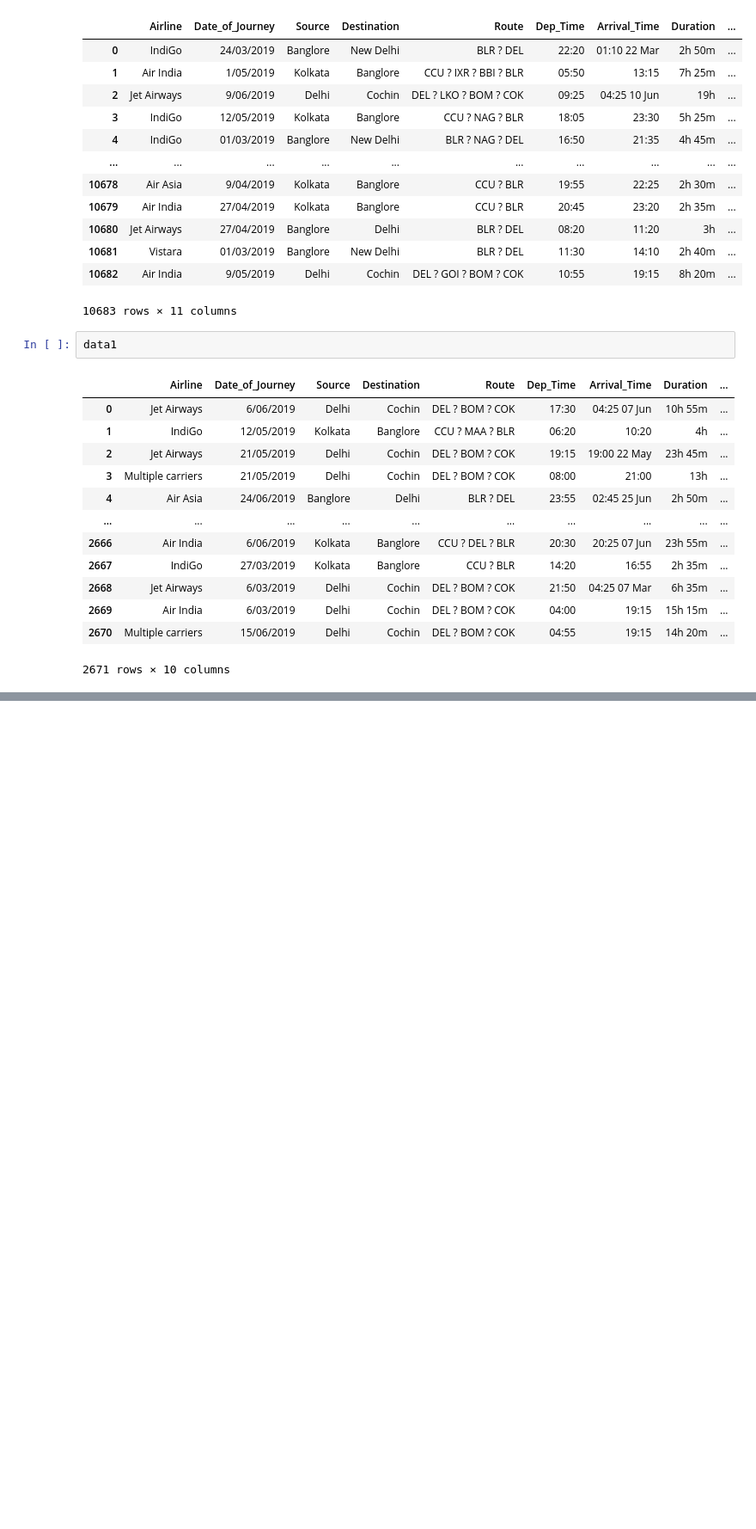
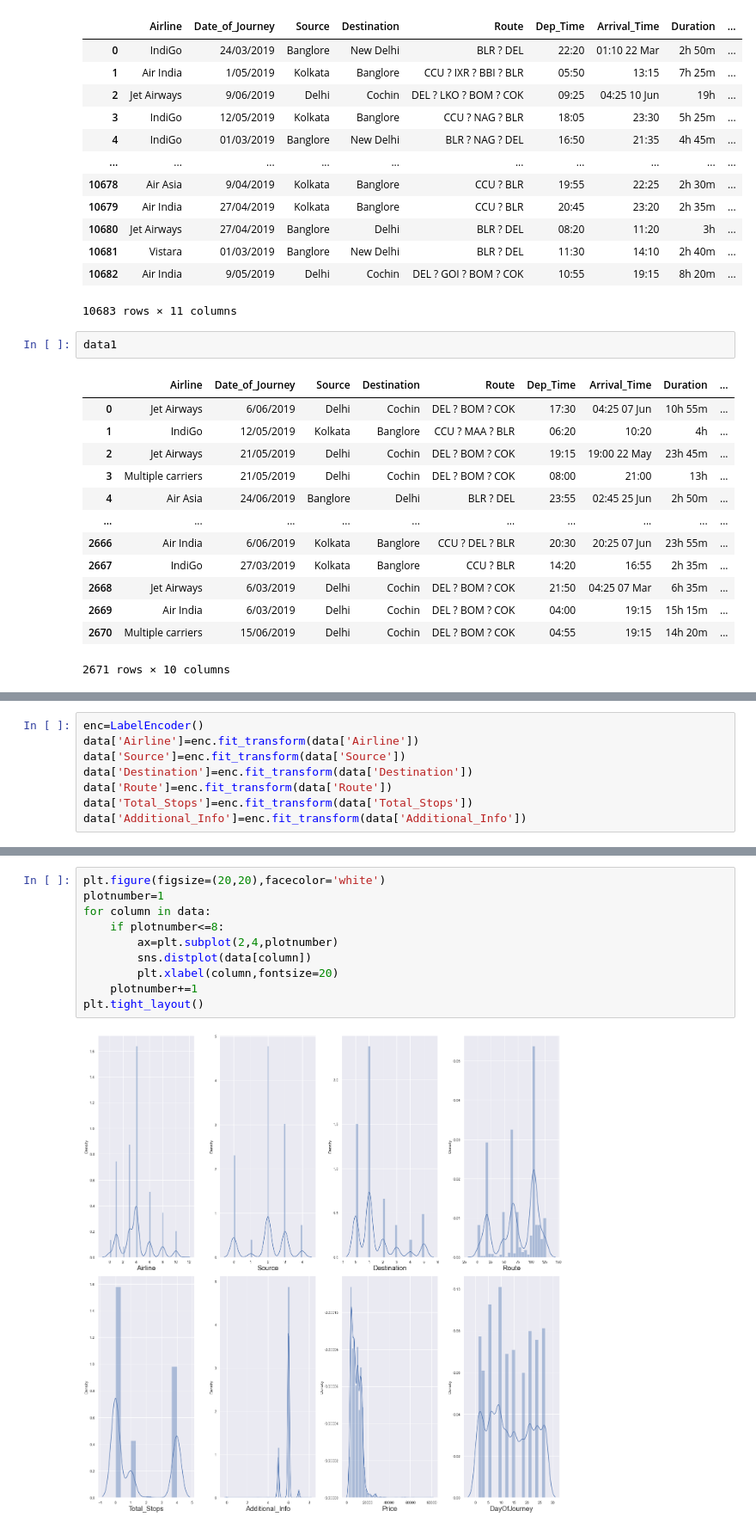
Before and after one commit to Dhara348/Project1, a Jupyter notebook: Evaluation_Project/flight_price_prediction.ipynb, the cells around one changed output, grey strips where cells are left out. Shown at 86% size. Drawn from its saved outputs; the diff is of its cells as text; blank space fills up the shorter version.

```diff
--- a/Evaluation_Project/flight_price_prediction.ipynb
+++ b/Evaluation_Project/flight_price_prediction.ipynb
@@ -42,0 +294,8 @@ data1
+# %%
+enc=LabelEncoder()
+data['Airline']=enc.fit_transform(data['Airline'])
+data['Source']=enc.fit_transform(data['Source'])
+data['Destination']=enc.fit_transform(data['Destination'])
+data['Route']=enc.fit_transform(data['Route'])
+data['Total_Stops']=enc.fit_transform(data['Total_Stops'])
+data['Additional_Info']=enc.fit_transform(data['Additional_Info'])
@@ -42,0 +338,12 @@ data1
+# %%
+plt.figure(figsize=(20,20),facecolor='white')
+plotnumber=1
+for column in data:
+    if plotnumber<=8:
+        ax=plt.subplot(2,4,plotnumber)
+        sns.distplot(data[column])
+        plt.xlabel(column,fontsize=20)
+    plotnumber+=1
+plt.tight_layout()
+# %% [output]
+[figure, added]
```
Also changed, not shown: parts of 48 cells of this notebook.
